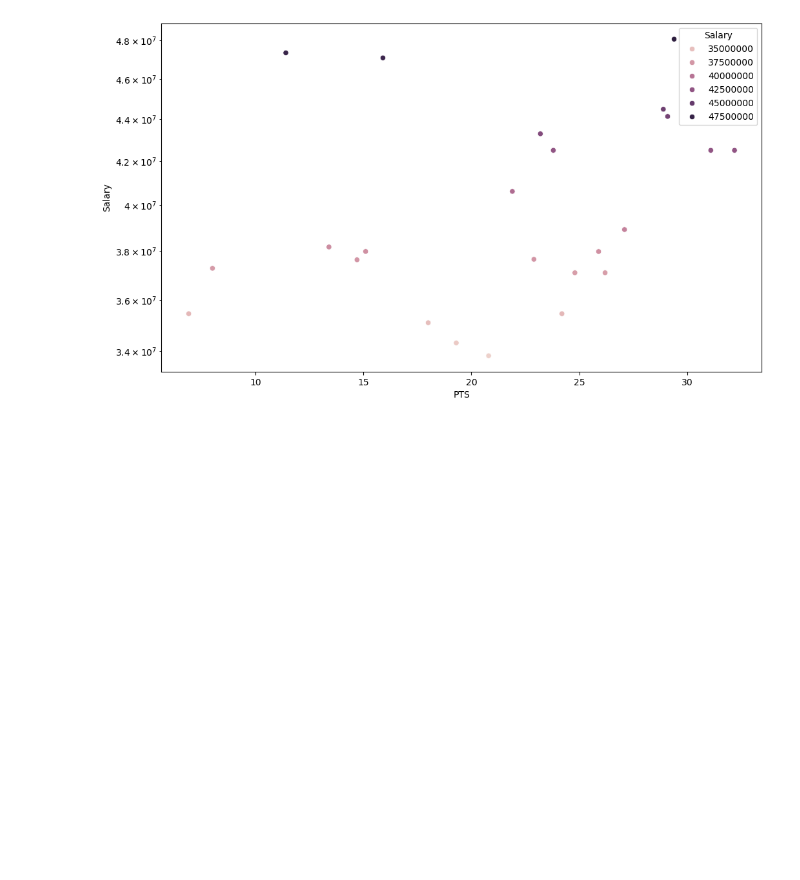
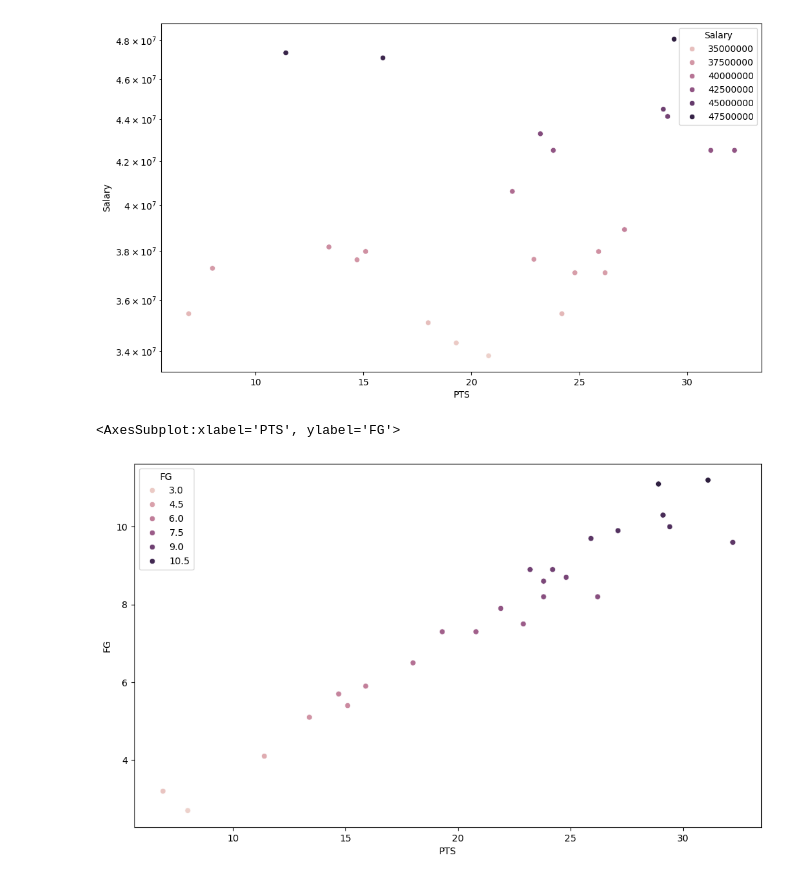
Before and after one commit to MaukanMir/NBA-Salary-Analysis, a Jupyter notebook: training.ipynb, the cells around one changed output. Saved outputs shown, nothing was run; the diff lists cells and outputs as text; code cells hidden in the pictures; blank space fills up the shorter version.

```diff
--- a/training.ipynb
+++ b/training.ipynb
@@ -235,4 +235,7 @@ plt.yscale("log")
 # %%
 plt.figure(figsize=(12, 7))
 
-sns.scatterplot(data=top_twenty_five_paid, x="PTS", y="Salary", hue='Salary')
+sns.scatterplot(data=top_twenty_five_paid, x="PTS", y="FG", hue='FG')
+# %% [output]
+<AxesSubplot:xlabel='PTS', ylabel='FG'>
+[figure, added]
```
Also changed, not shown: parts of 1 cell of this notebook.
